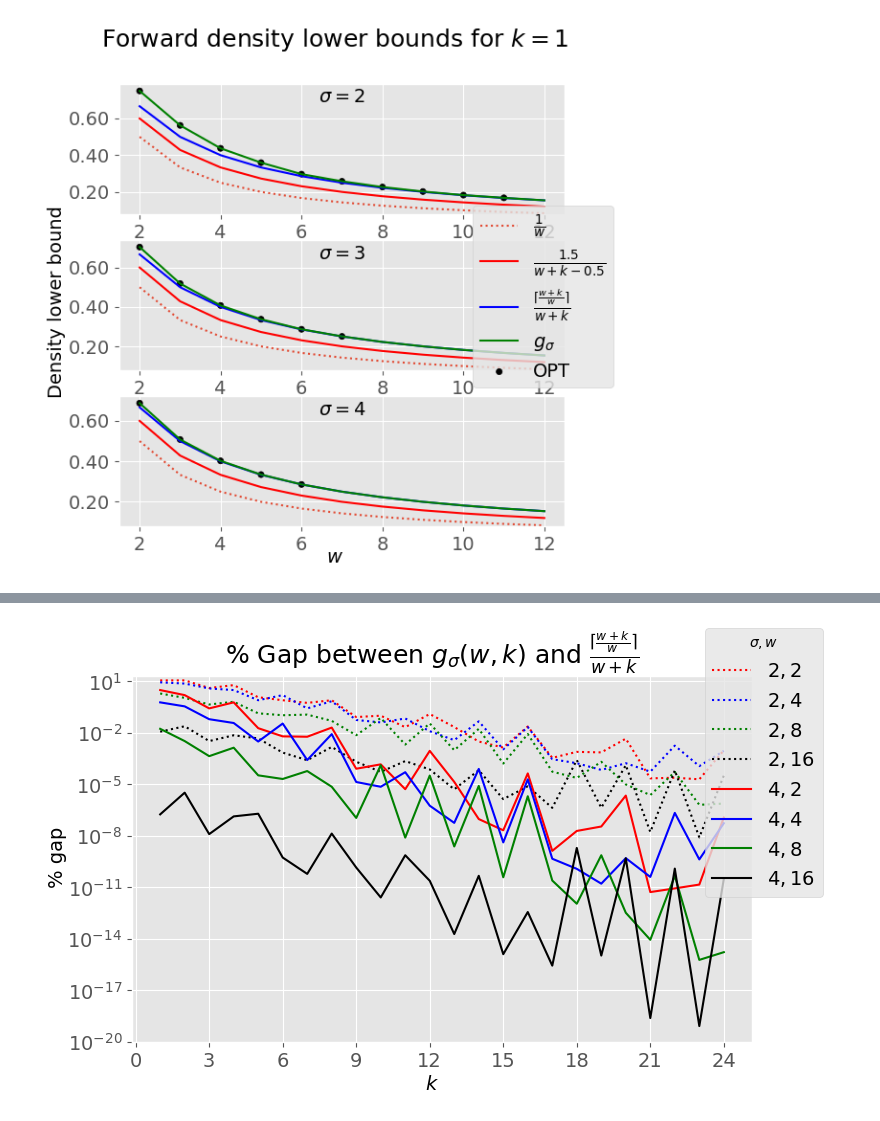
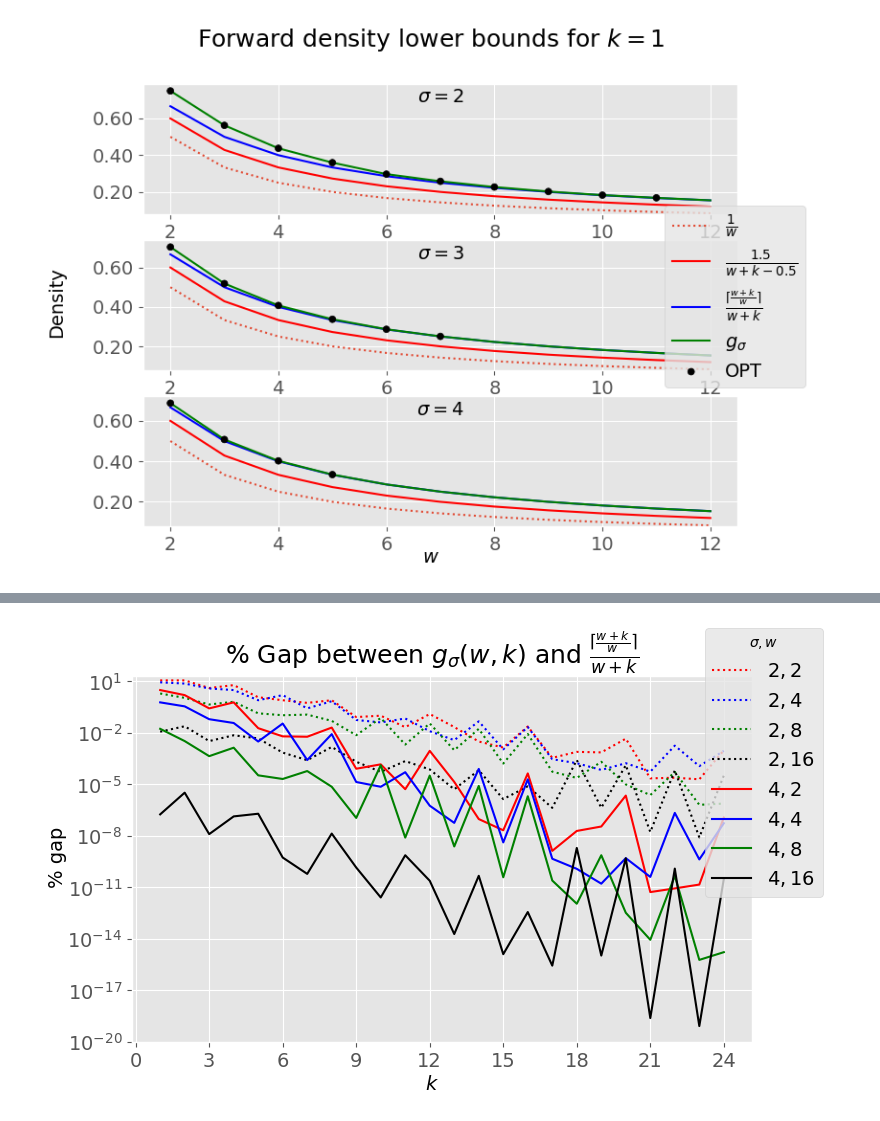
Before and after one commit to treangenlab/sampling-scheme-analysis, a Jupyter notebook: scripts/lower-bounds.ipynb, the cells around one changed output, grey strips where cells are left out. Saved outputs shown, nothing was run; the diff lists cells and outputs as text; code cells hidden in the pictures.

```diff
--- a/scripts/lower-bounds.ipynb
+++ b/scripts/lower-bounds.ipynb
@@ -33,7 +31,7 @@ fig_dpi = 300
 ylim_pad_factor = 0.05
 # %%
 fwd_wksigma_to_dens = {}
-for pck_file in glob("fwd/dens/*.pck"):
+for pck_file in glob("fwd-backup/dens/*.pck"):
     with open(pck_file, 'rb') as pck_in:
         fwd_wksigma_to_dens.update(pck.load(pck_in))
 print(len(fwd_wksigma_to_dens))
@@ -65,7 +63,7 @@ ax_height = math.ceil(len(w_range) / ax_width)
 # ax_width, ax_height = ax_height, ax_width
 fig, axs = plt.subplots(nrows=ax_height, ncols=ax_width)
 fig.set_figheight(6)
-fig.set_figwidth(6)
+fig.set_figwidth(8)
 
 for idx, w in enumerate(w_range):
     k_range = list(range(1, 21))
@@ -85,8 +83,10 @@ for idx, w in enumerate(w_range):
         if (w, k, sigma) in fwd_wksigma_to_dens:
             opt_k.append(k)
             opt_dens.append(fwd_wksigma_to_dens[(w, k, sigma)])
-            opt_color.append("orange" if not aperiodic_bound_suff(w, k, sigma) == fwd_wksigma_to_dens[(w, k, sigma)] else "black")
-    ax.scatter(opt_k, opt_dens, label="OPT", color=opt_color, s=20)
+            denominator = aperiodic_bound_suff(w, k, sigma).denominator
+            numerator = int(np.round(fwd_wksigma_to_dens[(w, k, sigma)] * denominator)) # Hack because old results used floating point, not fractions
+            opt_color.append("orange" if not aperiodic_bound_suff(w, k, sigma) == Fraction(numerator, denominator) else "black")
+    ax.scatter(opt_k, opt_dens, label="OPT", color=opt_color, s=25, zorder=100)
 
     prop={'size': subplot_font}
     ax.set_title(f"$w={w}$", y=1.0, pad=-14)
@@ -99,9 +99,9 @@ for idx, w in enumerate(w_range):
 
 
 handles, labels = ax.get_legend_handles_labels()
-# fig.legend(handles, labels, loc='center right', prop={'size': legend_font})
+fig.legend(handles, labels, loc='center right', prop={'size': legend_font})
 fig.supxlabel("$k$", y=.04, fontsize=plot_font)
-fig.supylabel("Density lower bound", x=0, fontsize=plot_font)
+fig.supylabel("Density", x=0, fontsize=plot_font)
 fig.suptitle("Forward density lower bounds for $\sigma=2$", fontsize=title_font)
 fig.savefig(f"../tex/media/bound-fwd-sigma2.png", dpi=fig_dpi)
 fig.show()
@@ -165,7 +115,7 @@ ax_height = math.ceil(len(sigma_range) / ax_width)
 # ax_width, ax_height = ax_height, ax_width
 fig, axs = plt.subplots(nrows=ax_height, ncols=ax_width)
 fig.set_figheight(6)
-fig.set_figwidth(6)
+fig.set_figwidth(8)
 
 k=1
 for idx, sigma in enumerate(sigma_range):
@@ -175,34 +125,36 @@ for idx, sigma in enumerate(sigma_range):
 
     ax = axs[idx // ax_width]
     ax.plot(w_range, [1/w for w in w_range], label="$\\frac{1}{w}$", linestyle="dotted")
     ax.plot(w_range, [ragnar_WABI_LB(w, k) for w in w_range], label="$\\frac{1.5}{w+k-0.5}$", color="red")
     ax.plot(w_range, [ragnar_ceil_LB(w, k) for w in w_range], label="$\\frac{\\lceil\\frac{w+k}{w}\\rceil}{w+k}$", color="blue")
     ax.plot(w_range, my_densities, label="$g_\sigma$", color="green")
     opt_w = []
     opt_dens = []
     opt_color = []
     for w in w_range:
         if (w, k, sigma) in fwd_wksigma_to_dens:
             opt_w.append(w)
             opt_dens.append(fwd_wksigma_to_dens[(w, k, sigma)])
-            opt_color.append("orange" if not aperiodic_bound_suff(w, k, sigma) == fwd_wksigma_to_dens[(w, k, sigma)] else "black")
+            denominator = aperiodic_bound_suff(w, k, sigma).denominator
+            numerator = int(np.round(fwd_wksigma_to_dens[(w, k, sigma)] * denominator)) # Hack because old results used floating point, not fractions
+            opt_color.append("orange" if not aperiodic_bound_suff(w, k, sigma) == Fraction(numerator, denominator) else "black")
 
-    ax.scatter(opt_w, opt_dens, label="OPT", color=opt_color, s=20)
+    ax.scatter(opt_w, opt_dens, label="OPT", color=opt_color, s=25, zorder=100)
     prop={'size': subplot_font}
     ax.set_title(f"$\sigma={sigma}$", y=1.0, pad=-14)
     ax.xaxis.set_major_locator(MaxNLocator(integer=True))
     ax.yaxis.set_major_formatter(FormatStrFormatter('%.2f'))
     ax.set_ylim(((1-ylim_pad_factor)*(1/w), (1+ylim_pad_factor)*my_densities[0]))
     for item in ([ax.title, ax.xaxis.label, ax.yaxis.label] +
              ax.get_xticklabels() + ax.get_yticklabels()):
         item.set_font(prop)
 
 handles, labels = ax.get_legend_handles_labels()
 fig.legend(handles, labels, loc='center right', prop={'size': legend_font})
 fig.supxlabel("$w$", y=.04, fontsize=plot_font)
-fig.supylabel("Density lower bound", x=0, fontsize=plot_font)
+fig.supylabel("Density", x=0, fontsize=plot_font)
 fig.suptitle("Forward density lower bounds for $k=1$", fontsize=title_font)
 fig.savefig(f"../tex/media/bound-fwd-k1.png", dpi=fig_dpi)
 fig.show()
 # %% [output]
-[figure, old version]
+[figure, new version]
```
Also changed, not shown: parts of 8 cells of this notebook.
